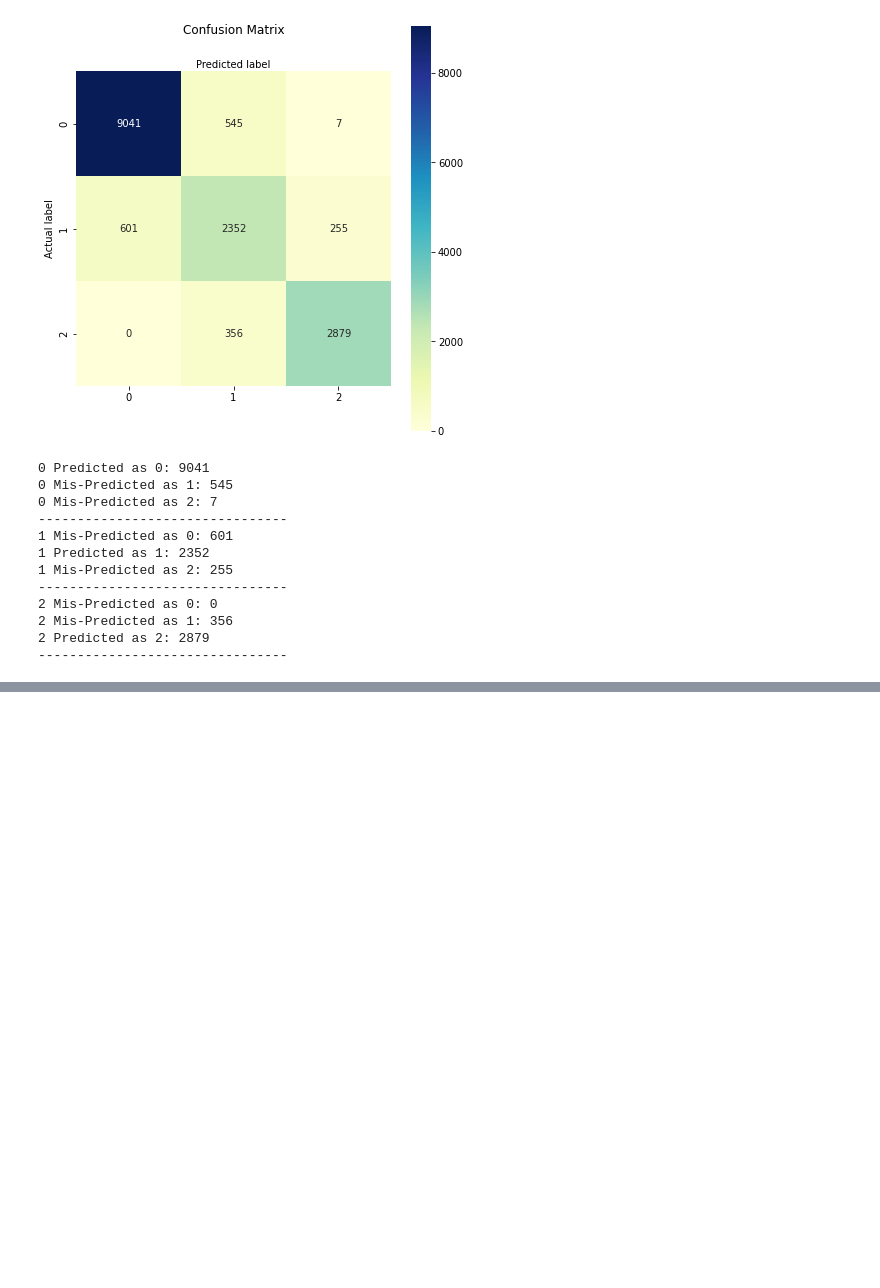
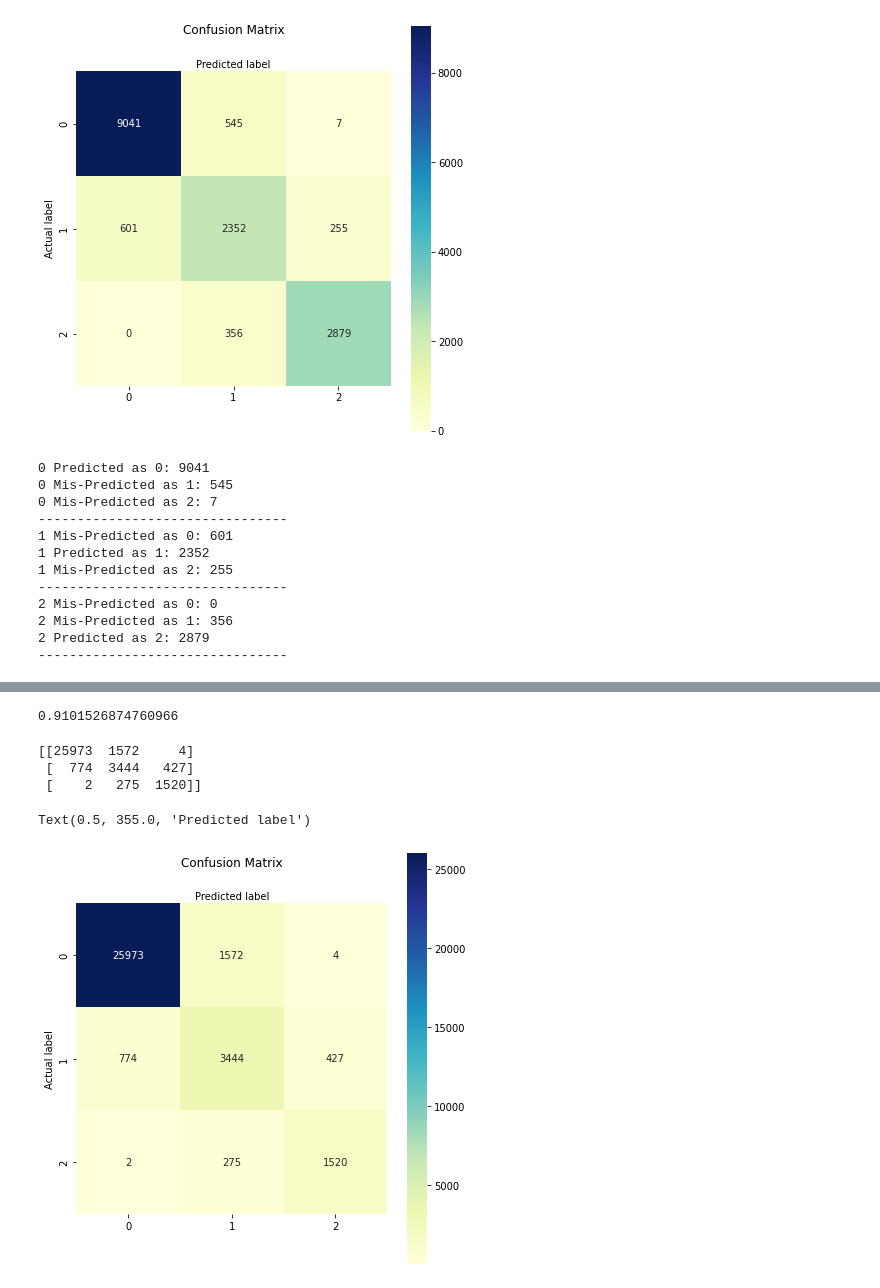
Before and after one commit to souvik0306/Jet-Engine-Health-Prediction, a Jupyter notebook: jet_engine_optimized.ipynb, the cells around one changed output, grey strips where cells are left out. Drawn from its saved outputs; the diff is of its cells as text; code cells hidden in the pictures; blank space fills up the shorter version.

```diff
--- a/jet_engine_optimized.ipynb
+++ b/jet_engine_optimized.ipynb
@@ -187,0 +232,43 @@ F1 Score: 0.89019
+# %%
+# df1 = pd.read_csv('NASA-s-Turbo-Engine-Remaining-Useful-Life-prediction-using-machine-learning-main\Test_classification_1.csv')
+df2 = pd.read_csv('NASA-s-Turbo-Engine-Remaining-Useful-Life-prediction-using-machine-learning-main\Test_classification_2.csv')
+# df3 = pd.read_csv('NASA-s-Turbo-Engine-Remaining-Useful-Life-prediction-using-machine-learning-main\Test_classification_3.csv')
+# df4 = pd.read_csv('NASA-s-Turbo-Engine-Remaining-Useful-Life-prediction-using-machine-learning-main\Test_classification_4.csv')
+
+test_df = df2
+# test_df = pd.concat([df1,df2,df3,df4])
+# %%
+Y = test_df['labels']
+# %%
+test_df = test_df.drop(columns='labels',axis=1)
+# %%
+random_test_pred = Rf_randSer.predict(test_df)
+test_cnf_matrix = confusion_matrix(Y,random_test_pred)
+# %%
+Test_data_Acc_Score = accuracy_score(Y,random_test_pred)
+Test_data_Acc_Score
+# %% [output]
+0.9101526874760966
+# %%
+print(test_cnf_matrix)
+# %% [output]
+[[25973  1572     4]
+ [  774  3444   427]
+ [    2   275  1520]]
+# %%
+import seaborn as sns
+class_names=['0','1','2'] # name  of classes
+fig, ax = plt.subplots(figsize=(6, 6))
+tick_marks = np.arange(len(class_names))
+plt.xticks(tick_marks, class_names)
+plt.yticks(tick_marks, class_names)
+# create heatmap
+sns.heatmap(pd.DataFrame(test_cnf_matrix), annot=True, cmap="YlGnBu" ,fmt='g',square=True)
+ax.xaxis.set_label_position("top")
+plt.tight_layout()
+plt.title('Confusion Matrix', y=1.1)
+plt.ylabel('Actual label')
+plt.xlabel('Predicted label')
+# %% [output]
+Text(0.5, 355.0, 'Predicted label')
+[figure, added]
```
Also changed, not shown: parts of 8 cells of this notebook, 1 other file.
